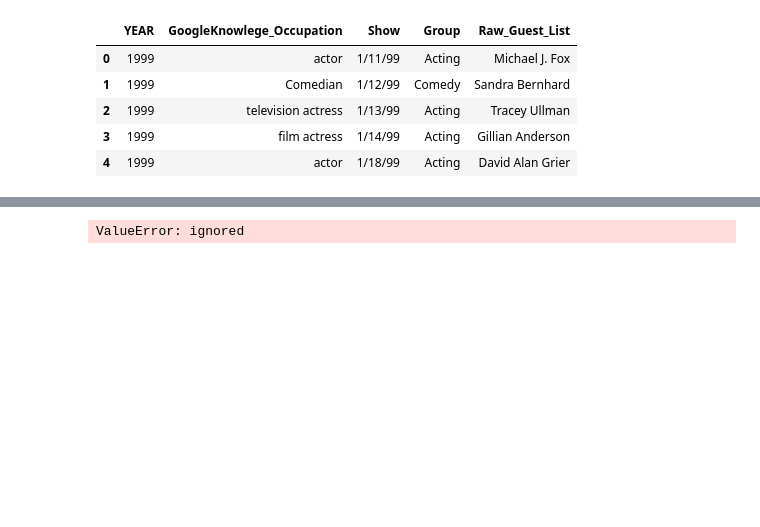
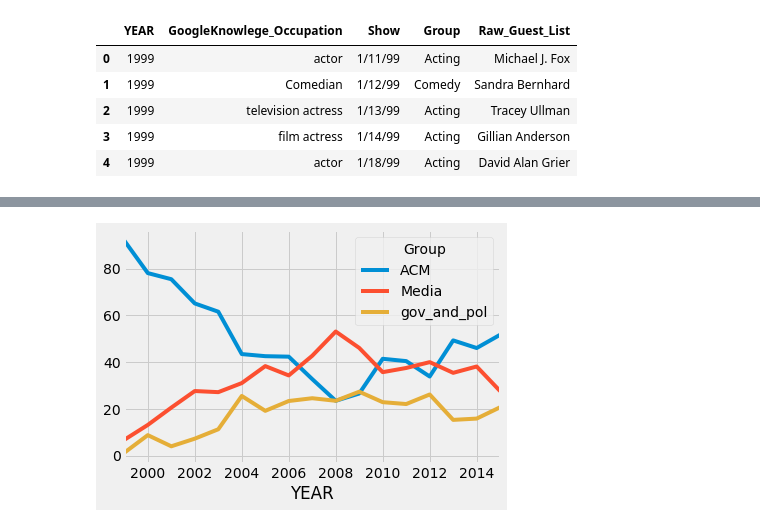
Before and after one commit to ngriggs/DS-Unit-1-Sprint-2-Data-Wrangling-and-Storytelling, a Jupyter notebook: DS_Unit_1_Sprint_Challenge_2_Data_Wrangling_and_Storytelling.ipynb, the cells around one changed output, grey strips where cells are left out. Saved outputs shown, nothing was run; the diff lists cells and outputs as text; code cells hidden in the pictures; blank space fills up the shorter version.

```diff
--- a/DS_Unit_1_Sprint_Challenge_2_Data_Wrangling_and_Storytelling.ipynb
+++ b/DS_Unit_1_Sprint_Challenge_2_Data_Wrangling_and_Storytelling.ipynb
@@ -382,0 +432,3 @@ test.head()
+# %%
+test2 = test.groupby(['YEAR'], as_index=False).agg({'Count': 'sum'}).rename(columns={'Count': 'Sum'})
+test2.head()
@@ -382,0 +442,3 @@ test.head()
+# %%
+test3 = pd.merge(test, test2)
+test3.head()
@@ -382,0 +452,3 @@ test.head()
+# %%
+test3['percent'] = round((test3['Count'] / test3['Sum'])*100, 2)
+test3.head()
@@ -383,4 +462,4 @@ test.head()
 # %%
-pd.crosstab(index=test['YEAR'], columns=test['Group'], values=['Count'], aggfunc=',').plot();
+pd.crosstab(index=test3['YEAR'], columns=test3['Group'], values=test3['percent'], aggfunc='sum').plot();
 # %% [output]
-ValueError: ignored
+[figure, added]
```
Also changed, not shown: parts of 9 cells of this notebook.
